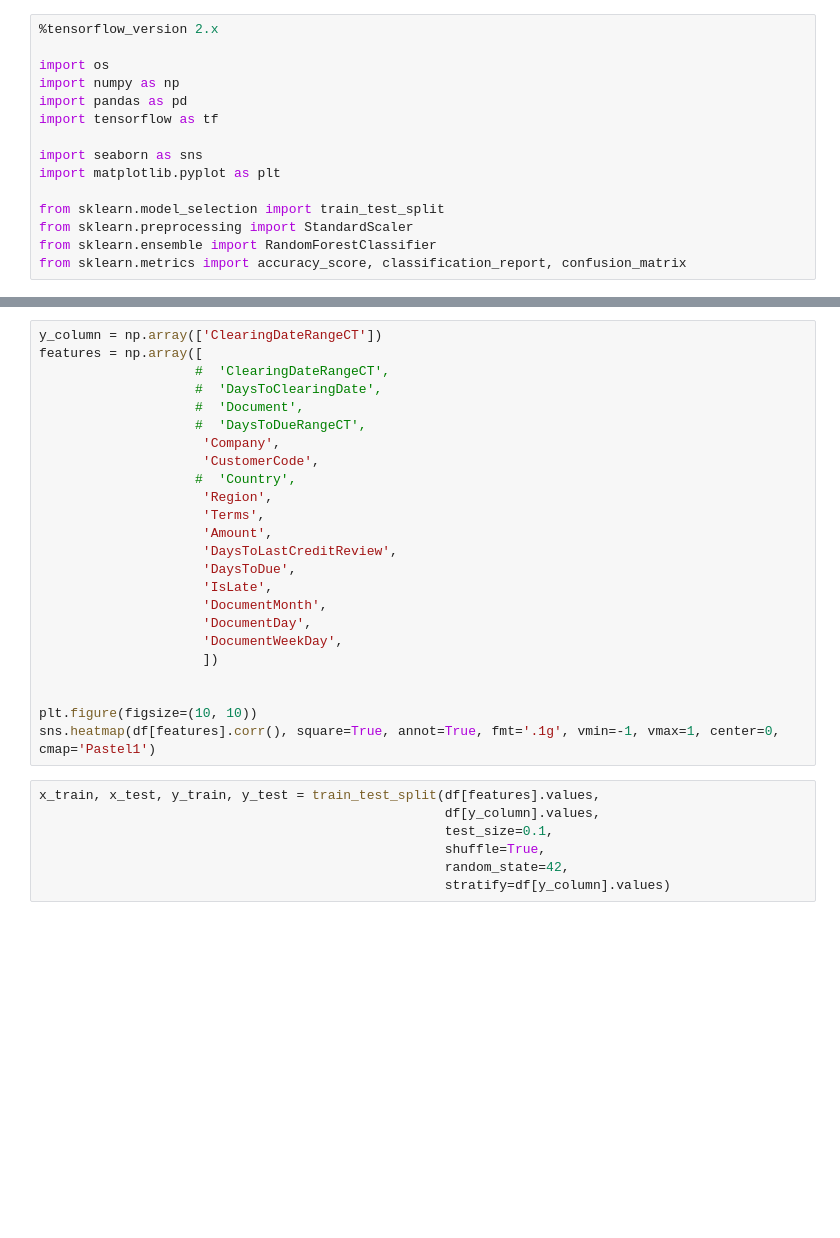
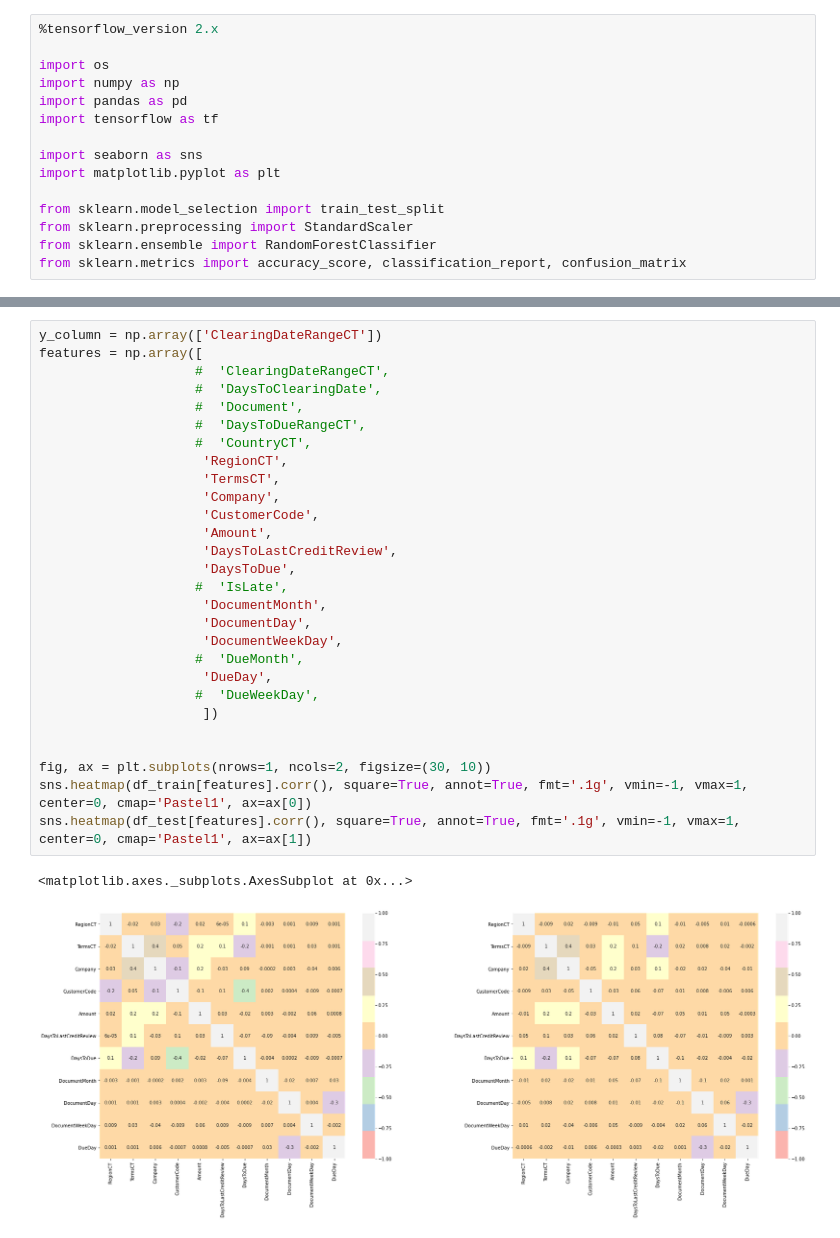
Before and after one commit to arthurflor23/invoice-payment-prediction, a Jupyter notebook: predict-payments.ipynb, the cells around one changed output, grey strips where cells are left out. Drawn from its saved outputs; the diff is of its cells as text; blank space fills up the shorter version.

```diff
--- a/predict-payments.ipynb
+++ b/predict-payments.ipynb
@@ -190,31 +235,31 @@ df.head(10)
 # %%
 y_column = np.array(['ClearingDateRangeCT'])
 features = np.array([
                     #  'ClearingDateRangeCT',
                     #  'DaysToClearingDate',
                     #  'Document',
                     #  'DaysToDueRangeCT',
+                    #  'CountryCT',
+                     'RegionCT',
+                     'TermsCT',
                      'Company',
                      'CustomerCode',
-                    #  'Country',
-                     'Region',
-                     'Terms',
                      'Amount',
                      'DaysToLastCreditReview',
                      'DaysToDue',
-                     'IsLate',
+                    #  'IsLate',
                      'DocumentMonth',
                      'DocumentDay',
                      'DocumentWeekDay',
+                    #  'DueMonth',
+                     'DueDay',
+                    #  'DueWeekDay',
                      ])
 
 
-plt.figure(figsize=(10, 10))
-sns.heatmap(df[features].corr(), square=True, annot=True, fmt='.1g', vmin=-1, vmax=1, center=0, cmap='Pastel1')
+fig, ax = plt.subplots(nrows=1, ncols=2, figsize=(30, 10))
+sns.heatmap(df_train[features].corr(), square=True, annot=True, fmt='.1g', vmin=-1, vmax=1, center=0, cmap='Pastel1', ax=ax[0])
+sns.heatmap(df_test[features].corr(), square=True, annot=True, fmt='.1g', vmin=-1, vmax=1, center=0, cmap='Pastel1', ax=ax[1])
+# %% [output]
+<matplotlib.axes._subplots.AxesSubplot at 0x...>
+[figure, added]
-# %%
-x_train, x_test, y_train, y_test = train_test_split(df[features].values,
-                                                    df[y_column].values,
-                                                    test_size=0.1,
-                                                    shuffle=True,
-                                                    random_state=42,
-                                                    stratify=df[y_column].values)
```
Also changed, not shown: parts of 24 cells of this notebook.
